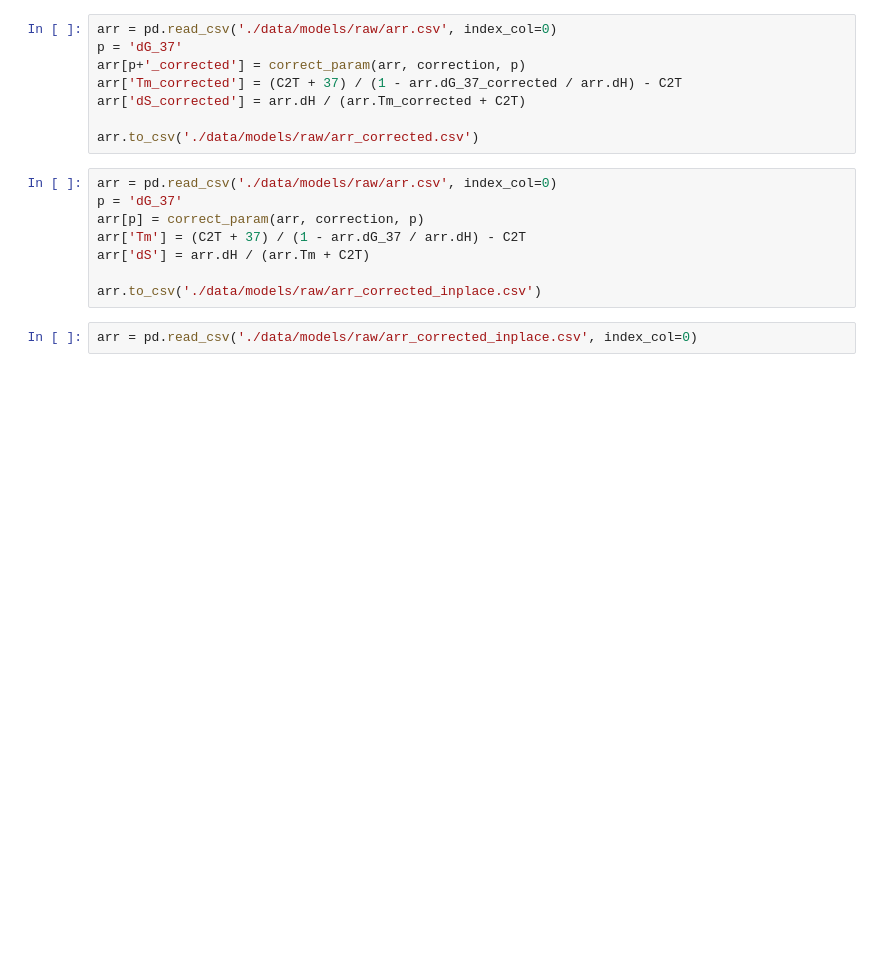
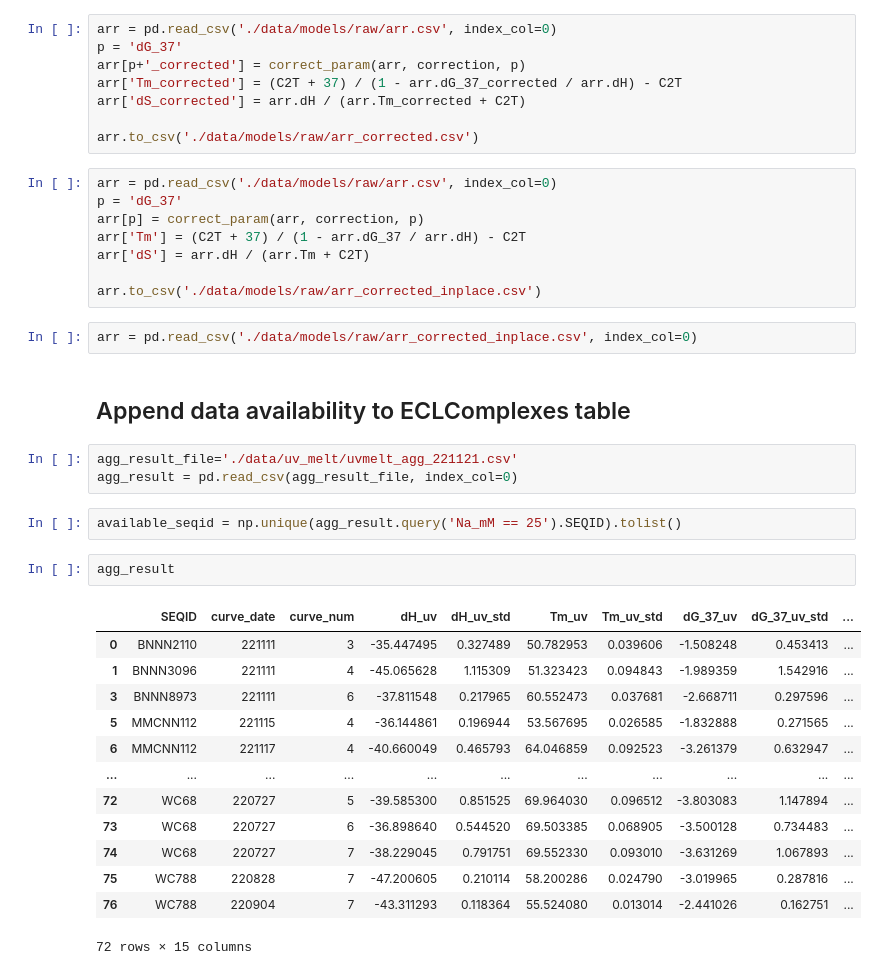
Before and after one commit to keyuxi/nnn_analysis, a Jupyter notebook: 230106_ECL_analysis_blanking_template.ipynb, the cells around one changed output. Saved outputs shown, nothing was run; the diff lists cells and outputs as text; blank space fills up the shorter version.

```diff
--- a/230106_ECL_analysis_blanking_template.ipynb
+++ b/230106_ECL_analysis_blanking_template.ipynb
@@ -261,3 +261,26 @@ arr['dS'] = arr.dH / (arr.Tm + C2T)
 arr.to_csv('./data/models/raw/arr_corrected_inplace.csv')
 # %%
 arr = pd.read_csv('./data/models/raw/arr_corrected_inplace.csv', index_col=0)
+# %% [markdown]
+## Append data availability to ECLComplexes table
+# %%
+agg_result_file='./data/uv_melt/uvmelt_agg_221121.csv'
+agg_result = pd.read_csv(agg_result_file, index_col=0)
+# %%
+available_seqid = np.unique(agg_result.query('Na_mM == 25').SEQID).tolist()
+# %%
+agg_result
+# %% [output]
+|  | SEQID | curve_date | curve_num | dH_uv | dH_uv_std | Tm_uv | Tm_uv_std | dG_37_uv | dG_37_uv_std | ... |
+| 0 | BNNN2110 | 221111 | 3 | -35.447495 | 0.327489 | 50.782953 | 0.039606 | -1.508248 | 0.453413 | ... |
+| 1 | BNNN3096 | 221111 | 4 | -45.065628 | 1.115309 | 51.323423 | 0.094843 | -1.989359 | 1.542916 | ... |
+| 3 | BNNN8973 | 221111 | 6 | -37.811548 | 0.217965 | 60.552473 | 0.037681 | -2.668711 | 0.297596 | ... |
+| 5 | MMCNN112 | 221115 | 4 | -36.144861 | 0.196944 | 53.567695 | 0.026585 | -1.832888 | 0.271565 | ... |
+| 6 | MMCNN112 | 221117 | 4 | -40.660049 | 0.465793 | 64.046859 | 0.092523 | -3.261379 | 0.632947 | ... |
+| ... | ... | ... | ... | ... | ... | ... | ... | ... | ... | ... |
+| 72 | WC68 | 220727 | 5 | -39.585300 | 0.851525 | 69.964030 | 0.096512 | -3.803083 | 1.147894 | ... |
+| 73 | WC68 | 220727 | 6 | -36.898640 | 0.544520 | 69.503385 | 0.068905 | -3.500128 | 0.734483 | ... |
+| 74 | WC68 | 220727 | 7 | -38.229045 | 0.791751 | 69.552330 | 0.093010 | -3.631269 | 1.067893 | ... |
+| 75 | WC788 | 220828 | 7 | -47.200605 | 0.210114 | 58.200286 | 0.024790 | -3.019965 | 0.287816 | ... |
+| 76 | WC788 | 220904 | 7 | -43.311293 | 0.118364 | 55.524080 | 0.013014 | -2.441026 | 0.162751 | ... |
+72 rows × 15 columns
```
Also changed, not shown: parts of 2 cells of this notebook, 14 other files.
